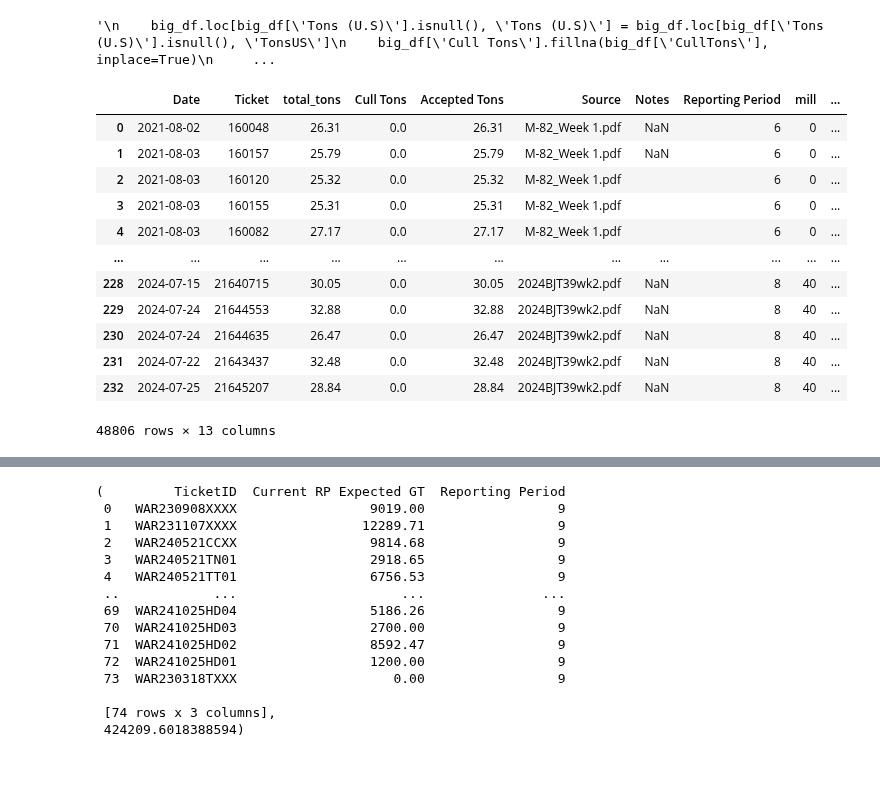
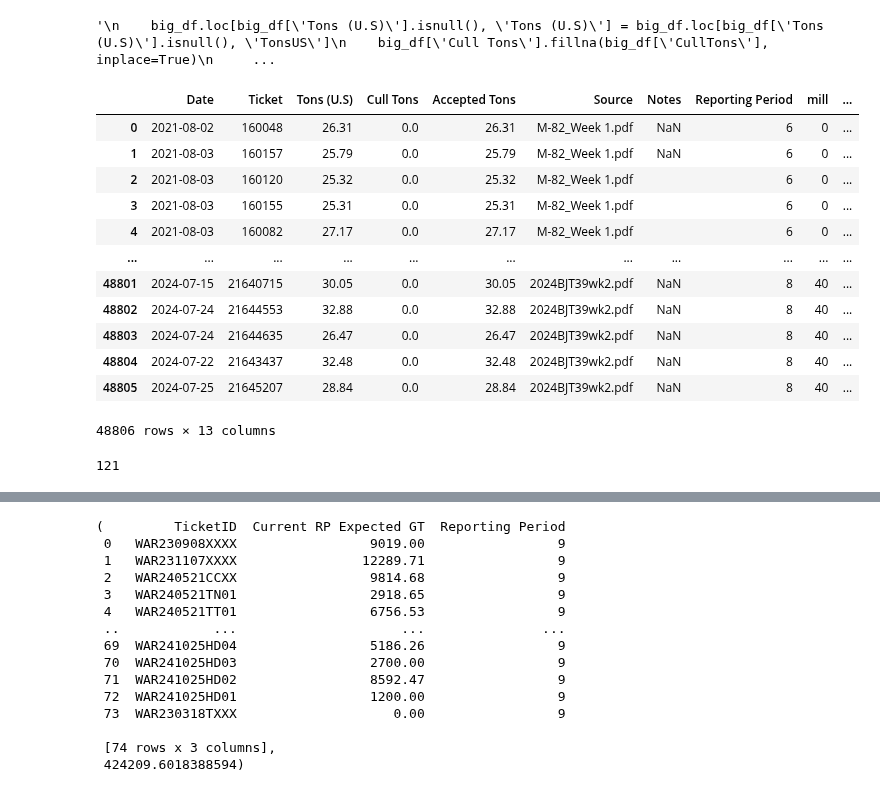
Before and after one commit to BilyBrown/sqlite3-tutorial, a Jupyter notebook: make_db_trial_v0.ipynb, the cells around one changed output, grey strips where cells are left out. Saved outputs shown, nothing was run; the diff lists cells and outputs as text; code cells hidden in the pictures.

```diff
--- a/make_db_trial_v0.ipynb
+++ b/make_db_trial_v0.ipynb
@@ -438,6 +436,7 @@ harvest_df = mega_df[['Date',
 
 harvest_df = harvest_df.drop_duplicates()
 harvest_df.loc[harvest_df['TicketID'] == 'WAR18051XXXX', 'TicketID'] = 'WAR180518XXXX' # Found some mislabeled tickets
+harvest_df.reset_index(inplace=True)
 # %%
 mill_list = harvest_df['Mill'].unique().tolist()
 mill_dict = {}
@@ -462,13 +461,16 @@ def weeker(week):
 
 harvest_df['Week_trial'] = harvest_df['Week'].apply(lambda x: weeker(x))
 
-week_list = harvest_df['Week_trial'].unique().tolist()
+# I am not sure if I want to normalize the week or just leave it as the integer it is...
+'''week_list = harvest_df['Week_trial'].unique().tolist()
 week_dict = {}
 week_dict['week'] = week_list
 week_df = pd.DataFrame(week_dict)
 week_df['week_uid'] = week_df.index
 week_mapper = dict(zip(week_df['week'], week_df['week_uid']))
-harvest_df['week'] = harvest_df['Week_trial'].map(week_mapper)
+harvest_df['week'] = harvest_df['Week_trial'].map(week_mapper)'''
+
+harvest_df['week'] = harvest_df['Week_trial']
 # %%
 product_list = harvest_df['Product'].unique().tolist()
 product_dict = {}
@@ -481,22 +483,33 @@ harvest_df['product'] = harvest_df['Product'].map(product_mapper)
 ticket_id_mapper = dict(zip(ticketid_df['ticketid'], ticketid_df['ticketid_uid']))
 harvest_df['ticketid'] = harvest_df['TicketID'].map(ticket_id_mapper)
 harvest_df['ticketid'] = harvest_df['ticketid'].astype(int)
-harvest_df.drop(columns=['Product', 'TicketID', 'Week'],inplace=True)
+harvest_df.drop(columns=['Product', 'TicketID', 'Week', 'Week_trial', 'index'],inplace=True)
 harvest_df.rename(columns={'Tons (U.S)': 'total_tons'})
+harvest_df['harvest_uid'] = harvest_df.index
-# %% [output]
-|  | Date | Ticket | total_tons | Cull Tons | Accepted Tons | Source | Notes | Reporting Period | mill | ... |
-| 0 | 2021-08-02 | 160048 | 26.31 | 0.0 | 26.31 | M-82_Week 1.pdf | NaN | 6 | 0 | ... |
-| 1 | 2021-08-03 | 160157 | 25.79 | 0.0 | 25.79 | M-82_Week 1.pdf | NaN | 6 | 0 | ... |
-| 2 | 2021-08-03 | 160120 | 25.32 | 0.0 | 25.32 | M-82_Week 1.pdf |  | 6 | 0 | ... |
-| 3 | 2021-08-03 | 160155 | 25.31 | 0.0 | 25.31 | M-82_Week 1.pdf |  | 6 | 0 | ... |
-| 4 | 2021-08-03 | 160082 | 27.17 | 0.0 | 27.17 | M-82_Week 1.pdf |  | 6 | 0 | ... |
-| ... | ... | ... | ... | ... | ... | ... | ... | ... | ... | ... |
-| 228 | 2024-07-15 | 21640715 | 30.05 | 0.0 | 30.05 | 2024BJT39wk2.pdf | NaN | 8 | 40 | ... |
-| 229 | 2024-07-24 | 21644553 | 32.88 | 0.0 | 32.88 | 2024BJT39wk2.pdf | NaN | 8 | 40 | ... |
-| 230 | 2024-07-24 | 21644635 | 26.47 | 0.0 | 26.47 | 2024BJT39wk2.pdf | NaN | 8 | 40 | ... |
-| 231 | 2024-07-22 | 21643437 | 32.48 | 0.0 | 32.48 | 2024BJT39wk2.pdf | NaN | 8 | 40 | ... |
-| 232 | 2024-07-25 | 21645207 | 28.84 | 0.0 | 28.84 | 2024BJT39wk2.pdf | NaN | 8 | 40 | ... |
-48806 rows × 13 columns
+# %%
+harvest_df
+# %% [output]
+|  | Date | Ticket | Tons (U.S) | Cull Tons | Accepted Tons | Source | Notes | Reporting Period | mill | ... |
+| 0 | 2021-08-02 | 160048 | 26.31 | 0.0 | 26.31 | M-82_Week 1.pdf | NaN | 6 | 0 | ... |
+| 1 | 2021-08-03 | 160157 | 25.79 | 0.0 | 25.79 | M-82_Week 1.pdf | NaN | 6 | 0 | ... |
+| 2 | 2021-08-03 | 160120 | 25.32 | 0.0 | 25.32 | M-82_Week 1.pdf |  | 6 | 0 | ... |
+| 3 | 2021-08-03 | 160155 | 25.31 | 0.0 | 25.31 | M-82_Week 1.pdf |  | 6 | 0 | ... |
+| 4 | 2021-08-03 | 160082 | 27.17 | 0.0 | 27.17 | M-82_Week 1.pdf |  | 6 | 0 | ... |
+| ... | ... | ... | ... | ... | ... | ... | ... | ... | ... | ... |
+| 48801 | 2024-07-15 | 21640715 | 30.05 | 0.0 | 30.05 | 2024BJT39wk2.pdf | NaN | 8 | 40 | ... |
+| 48802 | 2024-07-24 | 21644553 | 32.88 | 0.0 | 32.88 | 2024BJT39wk2.pdf | NaN | 8 | 40 | ... |
+| 48803 | 2024-07-24 | 21644635 | 26.47 | 0.0 | 26.47 | 2024BJT39wk2.pdf | NaN | 8 | 40 | ... |
+| 48804 | 2024-07-22 | 21643437 | 32.48 | 0.0 | 32.48 | 2024BJT39wk2.pdf | NaN | 8 | 40 | ... |
+| 48805 | 2024-07-25 | 21645207 | 28.84 | 0.0 | 28.84 | 2024BJT39wk2.pdf | NaN | 8 | 40 | ... |
+48806 rows × 13 columns
+# %%
+# Send harvest data to db
+
+harvest_df.to_sql('harvest_vol', conn, if_exists='replace', index=False, dtype={'harvest_uid':'INTEGER PRIMARY KEY'})
+product_df.to_sql('product', conn, if_exists='replace', index=False, dtype={'product_uid': 'INTEGER PRIMARY KEY'})
+mill_df.to_sql('mill', conn, if_exists='replace', index=False, dtype={'mill_uid': 'INTEGER PRIMARY KEY'})
+# %% [output]
+121
 # %% [markdown]
 ## Time to make the Expected Tons / RP table
 
```
Also changed, not shown: parts of 9 cells of this notebook.
